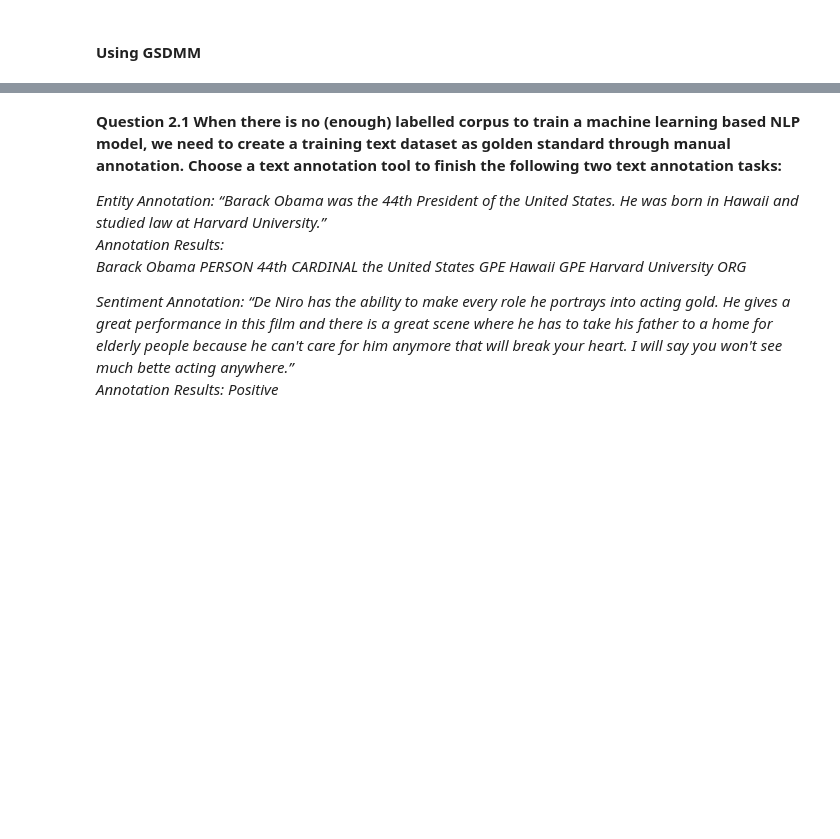
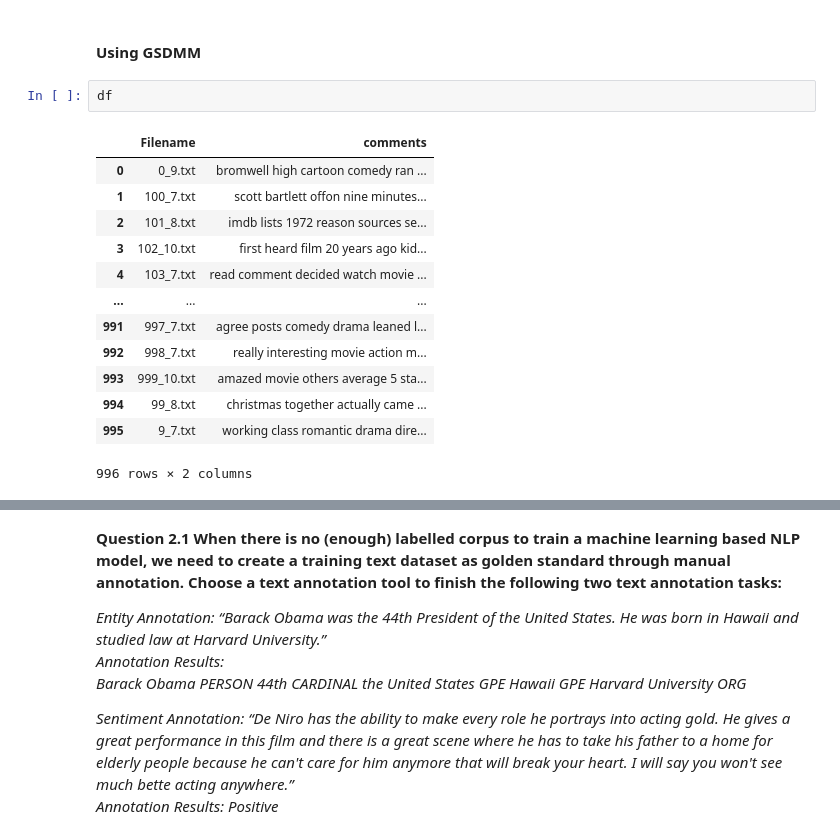
Before and after one commit to Manideep-13/NLP_Spring-23, a Jupyter notebook: assignment-2/code.ipynb, the cells around one changed output, grey strips where cells are left out. Saved outputs shown, nothing was run; the diff lists cells and outputs as text; blank space fills up the shorter version.

```diff
--- a/assignment-2/code.ipynb
+++ b/assignment-2/code.ipynb
@@ -172,3 +235,19 @@ Name: 111, dtype: object
 **Question 1.2: Because of the data sparsity, short text may not  provide  enough  context  to  adequately  inform  topic modeling.Try  Biterm,  GSDMM  or  other  short  text  topic  model  for  our  dataset.  Compare  the  topic modelling results with LDA, any improvement?**
 # %% [markdown]
 #### Using GSDMM
+# %%
+df
+# %% [output]
+|  | Filename | comments |
+| 0 | 0_9.txt | bromwell high cartoon comedy ran ... |
+| 1 | 100_7.txt | scott bartlett offon nine minutes... |
+| 2 | 101_8.txt | imdb lists 1972 reason sources se... |
+| 3 | 102_10.txt | first heard film 20 years ago kid... |
+| 4 | 103_7.txt | read comment decided watch movie ... |
+| ... | ... | ... |
+| 991 | 997_7.txt | agree posts comedy drama leaned l... |
+| 992 | 998_7.txt | really interesting movie action m... |
+| 993 | 999_10.txt | amazed movie others average 5 sta... |
+| 994 | 99_8.txt | christmas together actually came ... |
+| 995 | 9_7.txt | working class romantic drama dire... |
+996 rows × 2 columns
```
Also changed, not shown: parts of 34 cells of this notebook, 6 other files.
